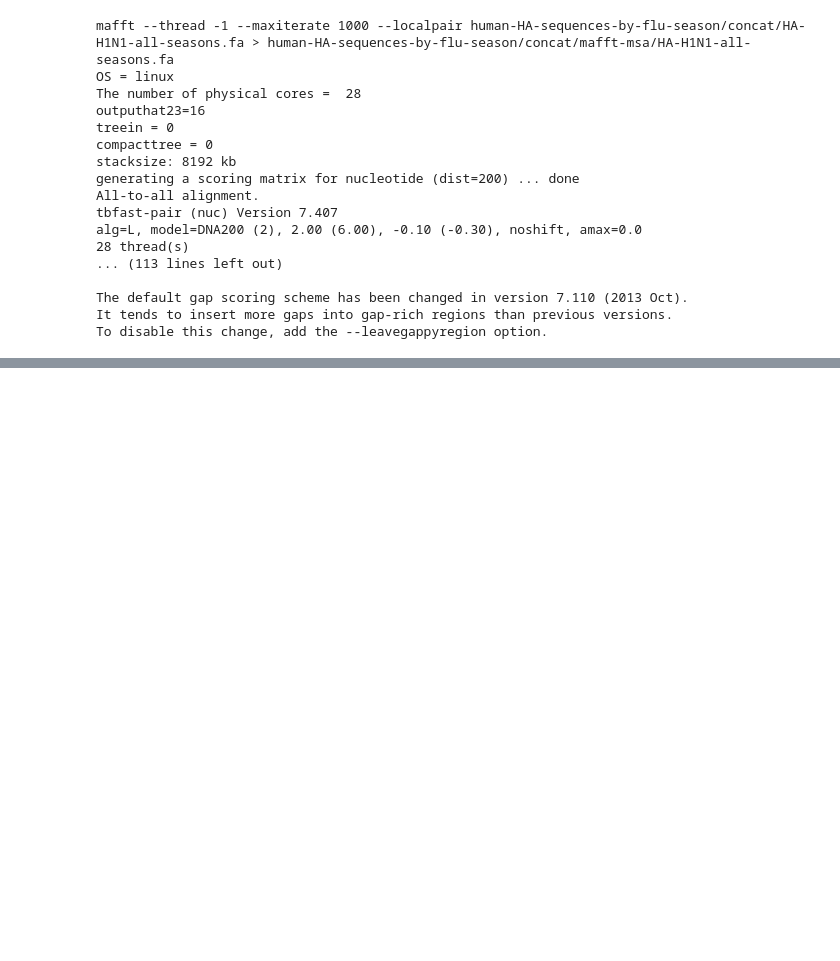
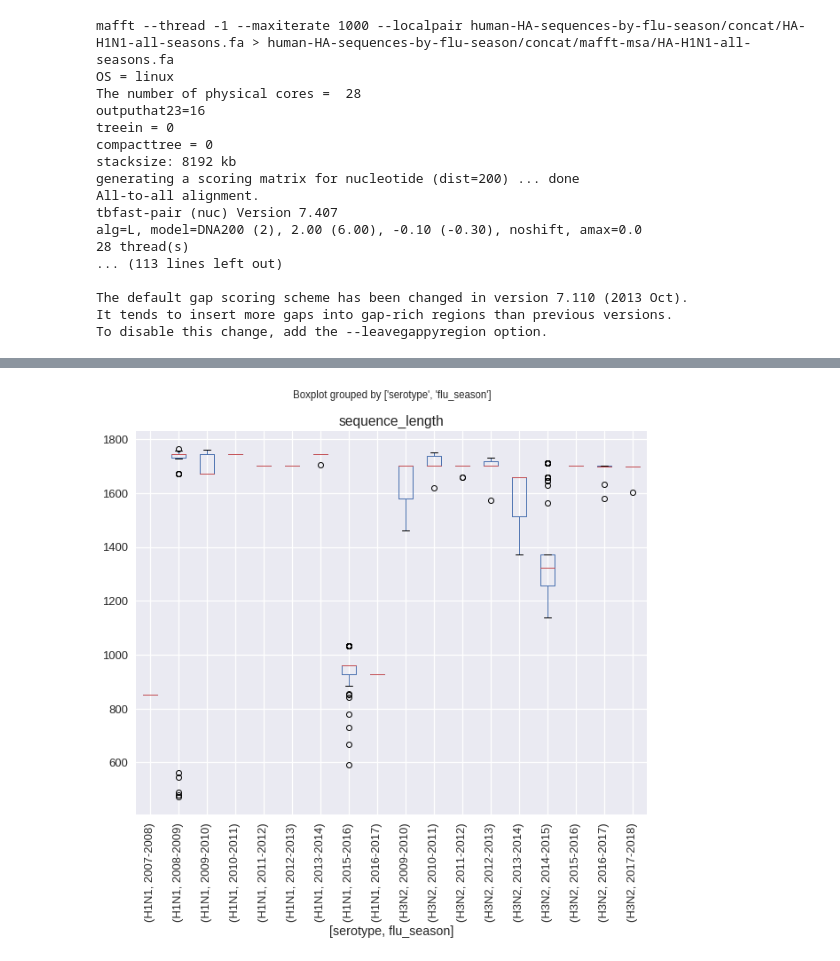
Before and after one commit to peterk87/analysis-of-human-iav-ha-genes, a Jupyter notebook: py-NCBI-IAV-DB-dl-parse-extract-metadata-genbank-records-human-H3N2-H1N1.ipynb, the cells around one changed output, grey strips where cells are left out. Saved outputs shown, nothing was run; the diff lists cells and outputs as text; code cells hidden in the pictures; blank space fills up the shorter version.

```diff
--- a/py-NCBI-IAV-DB-dl-parse-extract-metadata-genbank-records-human-H3N2-H1N1.ipynb
+++ b/py-NCBI-IAV-DB-dl-parse-extract-metadata-genbank-records-human-H3N2-H1N1.ipynb
@@ -504,0 +547,7 @@ To disable this change, add the --leavegappyregion option.
+# %%
+fig = df_human.boxplot(column='sequence_length',
+                       by=['serotype', 'flu_season'],
+                       figsize=(10,8),
+                       rot=90,)
+# %% [output]
+[figure, added]
```
Also changed, not shown: parts of 87 cells of this notebook, 36 other files.
